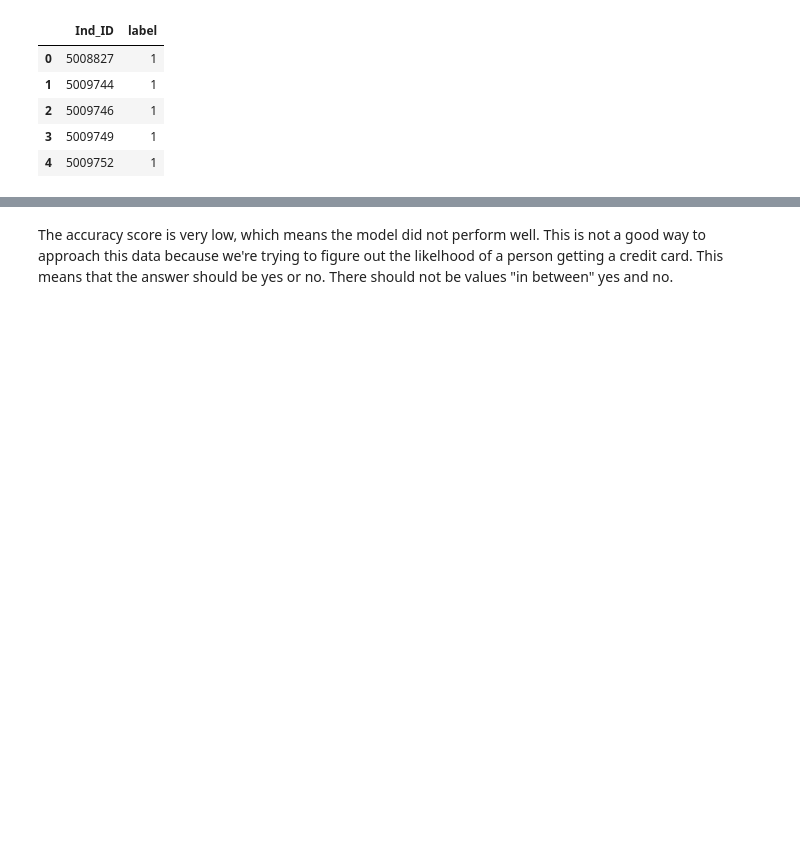
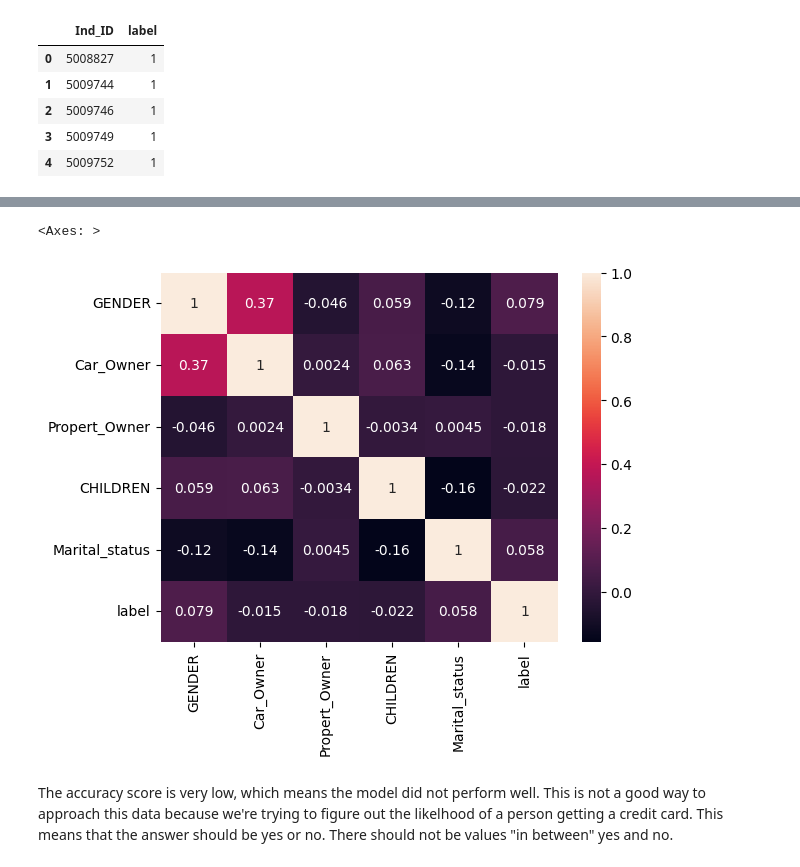
Before and after one commit to tsdandekar24/TanavDandekar_csci_1070_course, a Jupyter notebook: week_06_homework.ipynb, the cells around one changed output, grey strips where cells are left out. Cells and saved outputs as stored; diff of their text form; code cells hidden in the pictures; blank space fills up the shorter version.

```diff
--- a/week_06_homework.ipynb
+++ b/week_06_homework.ipynb
@@ -47,6 +42,7 @@ credit_df["Annual_income"] = credit_df["Annual_income"].fillna(credit_df["Annual
 credit_df["GENDER"] = class_labels.fit_transform(credit_df["GENDER"].values)
 credit_df["Car_Owner"] = class_labels.fit_transform(credit_df["Car_Owner"].values)
 credit_df["Propert_Owner"] = class_labels.fit_transform(credit_df["Propert_Owner"].values)
+credit_df["Marital_status"] = class_labels.fit_transform(credit_df["Marital_status"].values)
 credit_df.head()
 # %% [output]
 |  | Ind_ID | GENDER | Car_Owner | Propert_Owner | CHILDREN | Annual_income | Type_Income | EDUCATION | ... |
@@ -57,0 +58,2 @@ credit_df.head()
+# %%
+credit_corr = credit_df[["GENDER", "Car_Owner", "Propert_Owner", "CHILDREN", "Marital_status", "label"]]
@@ -77,3 +113,8 @@ accuracy_score
+# %%
+sns.heatmap(credit_corr.corr(), annot = True)
+# %% [output]
+<Axes: >
+[figure, added]
 # %% [markdown]
 The accuracy score is very low, which means the model did not perform well. This is not a good way to approach this data because we're trying to figure out the likelhood of a person getting a credit card. This means that the answer should be yes or no. There should not be values "in between" yes and no.
 # %%
```
Also changed, not shown: parts of 15 cells of this notebook.
